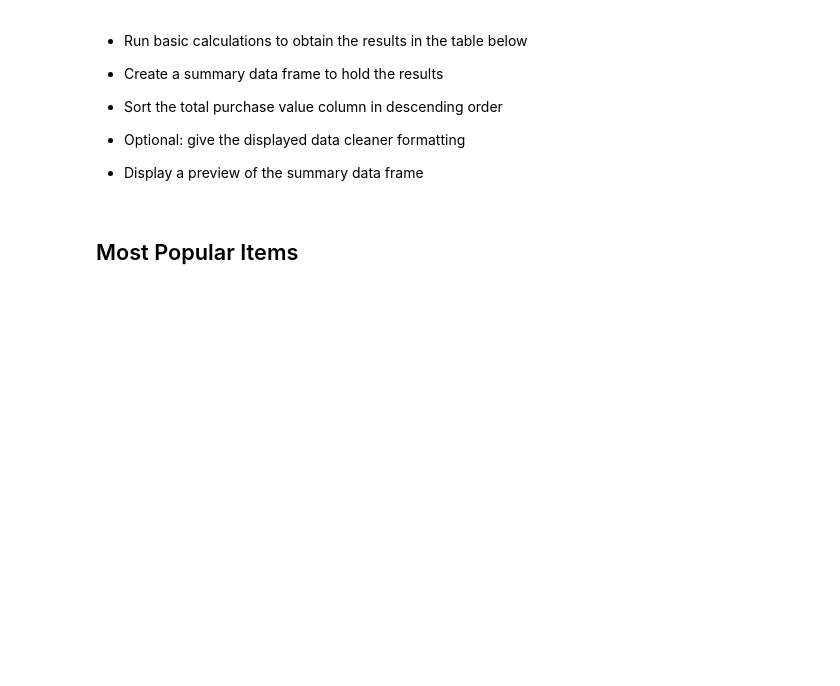
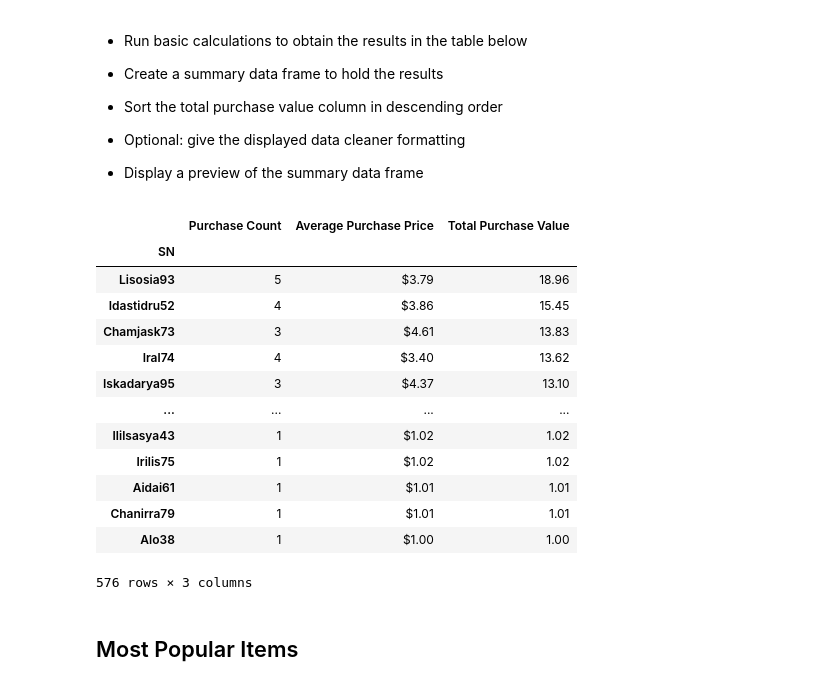
Before and after one commit to emily-wuenstel/pandas-challenge, a Jupyter notebook: HeroesOfPymoli_starter.ipynb, the cells around one changed output. Cells and saved outputs as stored; diff of their text form; code cells hidden in the pictures; blank space fills up the shorter version.

```diff
--- a/HeroesOfPymoli_starter.ipynb
+++ b/HeroesOfPymoli_starter.ipynb
@@ -269,6 +269,42 @@ purchase_df
 
 
 * Display a preview of the summary data frame
+# %%
+# calculate purchase count by SN
+top_df = pd.DataFrame()
+
+sn_analysis = purchase_data.groupby(['SN'])
+
+#calculate total purchases
+top_df["Purchase Count"] = sn_analysis["Purchase ID"].count()
+
+#calculate average purchase price for user
+top_df["Average Purchase Price"] = (sn_analysis["Price"].sum() / sn_analysis["Purchase ID"].count())
+
+#calculate total purchase value for user
+top_df["Total Purchase Value"] = sn_analysis["Price"].sum()
+
+#format the purchase price and value
+top_df["Average Purchase Price"] = top_df["Average Purchase Price"].map('${:.2f}'.format)
+#top_df["Total Purchase Value"] = top_df["Total Purchase Value"].map('${:.2f}'.format)
+
+#sort high to low
+top_df.sort_values(by = ["Total Purchase Value"], axis = 0, ascending = False)
+# %% [output]
+|  | Purchase Count | Average Purchase Price | Total Purchase Value |
+| SN |  |  |  |
+| Lisosia93 | 5 | $3.79 | 18.96 |
+| Idastidru52 | 4 | $3.86 | 15.45 |
+| Chamjask73 | 3 | $4.61 | 13.83 |
+| Iral74 | 4 | $3.40 | 13.62 |
+| Iskadarya95 | 3 | $4.37 | 13.10 |
+| ... | ... | ... | ... |
+| Ililsasya43 | 1 | $1.02 | 1.02 |
+| Irilis75 | 1 | $1.02 | 1.02 |
+| Aidai61 | 1 | $1.01 | 1.01 |
+| Chanirra79 | 1 | $1.01 | 1.01 |
+| Alo38 | 1 | $1.00 | 1.00 |
+576 rows × 3 columns
 # %% [markdown]
 ## Most Popular Items
 # %% [markdown]
```
Also changed, not shown: parts of 3 cells of this notebook.
